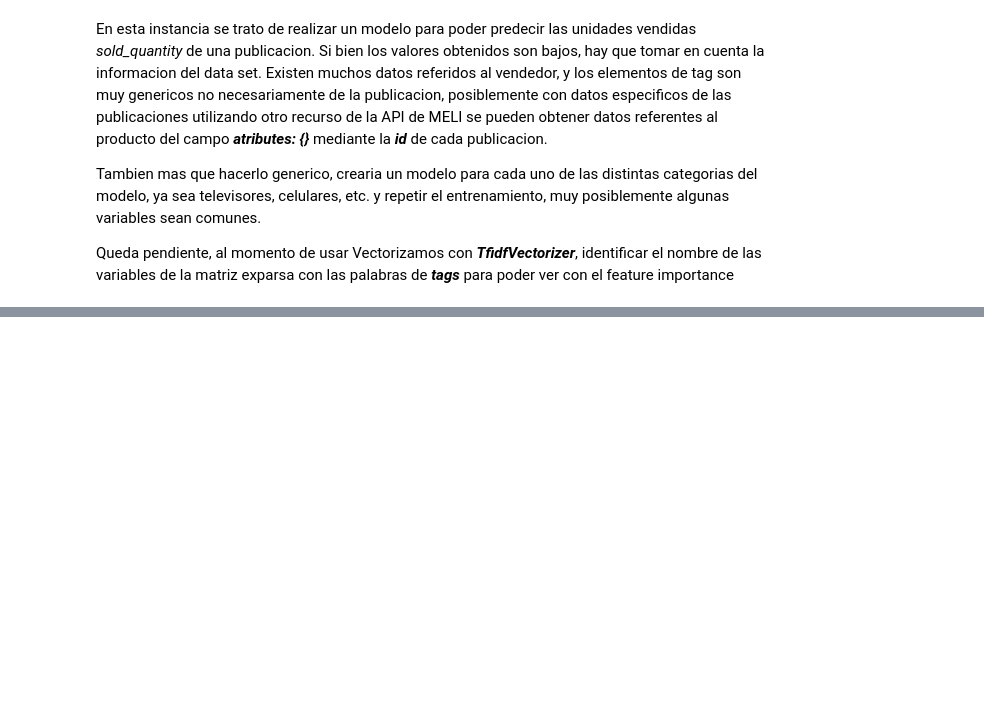
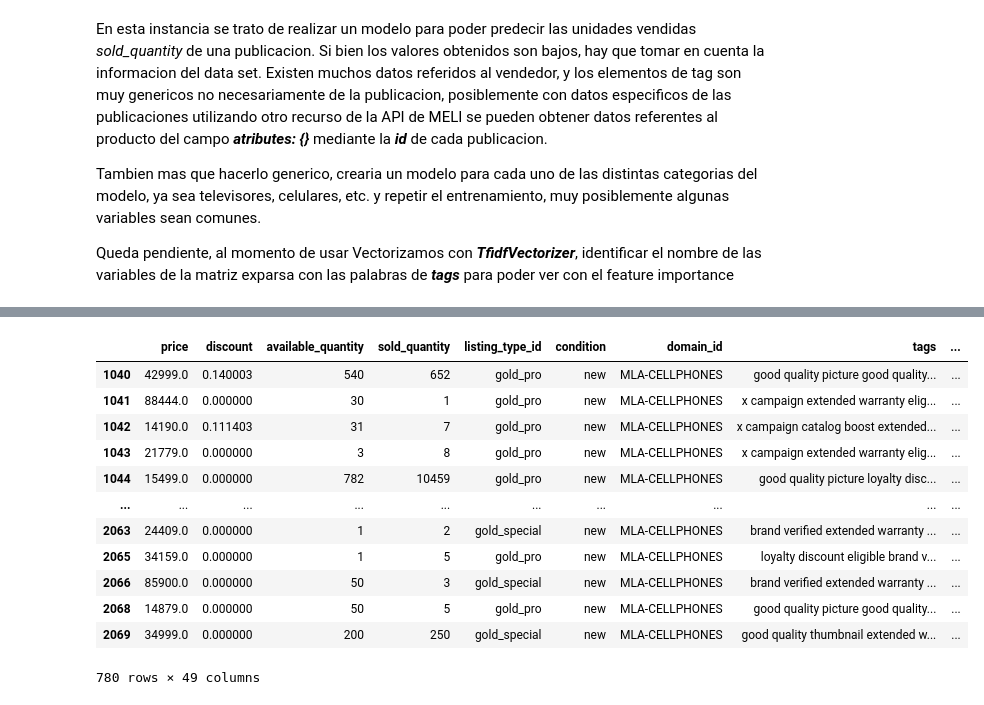
Before and after one commit to Mattzvl/EDA_API_ML, a Jupyter notebook: EDA_API_MELI_partII.ipynb, the cells around one changed output, grey strips where cells are left out. Saved outputs shown, nothing was run; the diff lists cells and outputs as text; code cells hidden in the pictures; blank space fills up the shorter version.

```diff
--- a/EDA_API_MELI_partII.ipynb
+++ b/EDA_API_MELI_partII.ipynb
@@ -1211,0 +1349,10 @@ Queda pendiente, al momento de usar Vectorizamos con ***TfidfVectorizer***, iden
+# %%
+data_cell_att = pd.concat([data_cell_attributes,\
+           data_cell_attributes2,
+           data_cell_attributes3,
+           data_cell_attributes4,
+           data_cell_attributes5,
+           data_cell_attributes6,
+           data_cell_attributes7,
+           data_cell_attributes8], axis = 0)
+data_cell_att
@@ -1211,0 +1417,9 @@ Queda pendiente, al momento de usar Vectorizamos con ***TfidfVectorizer***, iden
+# %%
+columns_att = list(data_cell_att.columns)
+columns_att_less_nulls = []
+for atributo in columns_att:
+    if data_cell_att[atributo].isnull().sum() < 100:
+        columns_att_less_nulls.extend( [atributo] )
+        #print(atributo) #para comprobar
+
+len(columns_att_less_nulls)
@@ -1212 +1464,18 @@ Queda pendiente, al momento de usar Vectorizamos con ***TfidfVectorizer***, iden
+# %%
+data_cell_ext = pd.concat([data_cell, data_cell_att[columns_att_less_nulls]], axis = 1)
+data_cell_ext
+# %% [output]
+|  | price | discount | available_quantity | sold_quantity | listing_type_id | condition | domain_id | tags | ... |
+| 1040 | 42999.0 | 0.140003 | 540 | 652 | gold_pro | new | MLA-CELLPHONES | good quality picture good quality... | ... |
+| 1041 | 88444.0 | 0.000000 | 30 | 1 | gold_pro | new | MLA-CELLPHONES | x campaign extended warranty elig... | ... |
+| 1042 | 14190.0 | 0.111403 | 31 | 7 | gold_pro | new | MLA-CELLPHONES | x campaign catalog boost extended... | ... |
+| 1043 | 21779.0 | 0.000000 | 3 | 8 | gold_pro | new | MLA-CELLPHONES | x campaign extended warranty elig... | ... |
+| 1044 | 15499.0 | 0.000000 | 782 | 10459 | gold_pro | new | MLA-CELLPHONES | good quality picture loyalty disc... | ... |
+| ... | ... | ... | ... | ... | ... | ... | ... | ... | ... |
+| 2063 | 24409.0 | 0.000000 | 1 | 2 | gold_special | new | MLA-CELLPHONES | brand verified extended warranty ... | ... |
+| 2065 | 34159.0 | 0.000000 | 1 | 5 | gold_pro | new | MLA-CELLPHONES | loyalty discount eligible brand v... | ... |
+| 2066 | 85900.0 | 0.000000 | 50 | 3 | gold_special | new | MLA-CELLPHONES | brand verified extended warranty ... | ... |
+| 2068 | 14879.0 | 0.000000 | 50 | 5 | gold_pro | new | MLA-CELLPHONES | good quality picture good quality... | ... |
+| 2069 | 34999.0 | 0.000000 | 200 | 250 | gold_special | new | MLA-CELLPHONES | good quality thumbnail extended w... | ... |
+780 rows × 49 columns
 # %%
```
Also changed, not shown: parts of 28 cells of this notebook.
